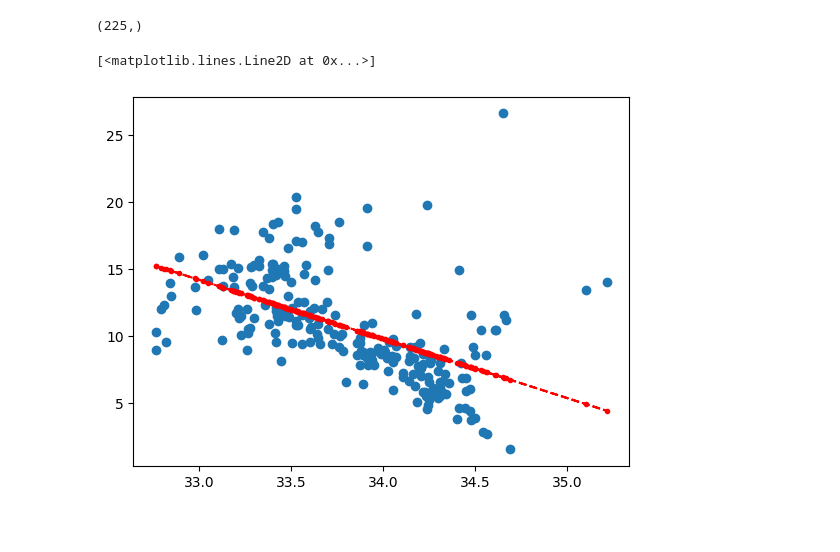
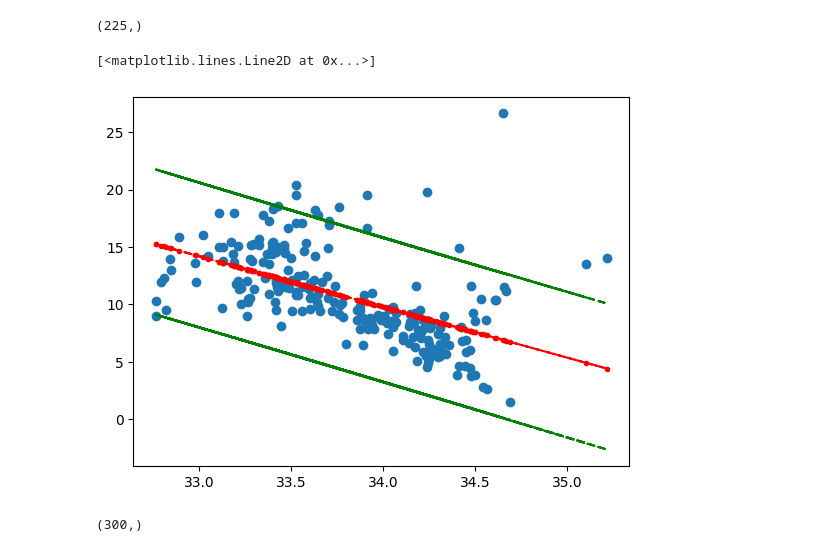
Before and after one commit to dianysof/calcofi_statsmodels, a Jupyter notebook: notebooks/notebook.ipynb, the cells around one changed output. Saved outputs shown, nothing was run; the diff lists cells and outputs as text; code cells hidden in the pictures.

```diff
--- a/notebooks/notebook.ipynb
+++ b/notebooks/notebook.ipynb
@@ -135,10 +135,16 @@ y_train_hat.shape
 # %%
 y_hat_st = stmodel.get_prediction()
 cil = y_hat_st.summary_frame()["obs_ci_lower"]
 ciu = y_hat_st.summary_frame()["obs_ci_upper"]
 fig,ax = plt.subplots()
 ax.plot(X_train,y_train,"o", label="data")
 ax.plot(X_train, y_train_hat, "r--.",label="ols")
+ax.plot(X,cil,"g--")
+ax.plot(X,ciu,"g--")
 # %% [output]
 [<matplotlib.lines.Line2D at 0x...>]
-[figure, old version]
+[figure, new version]
+# %%
+cil.shape
+# %% [output]
+(300,)
```
